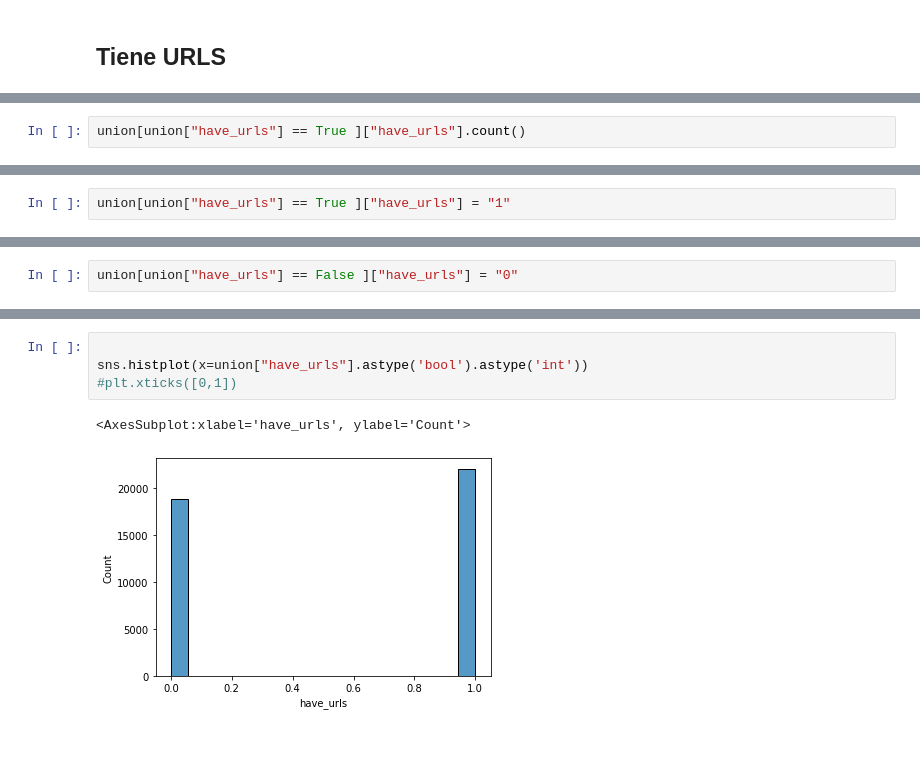
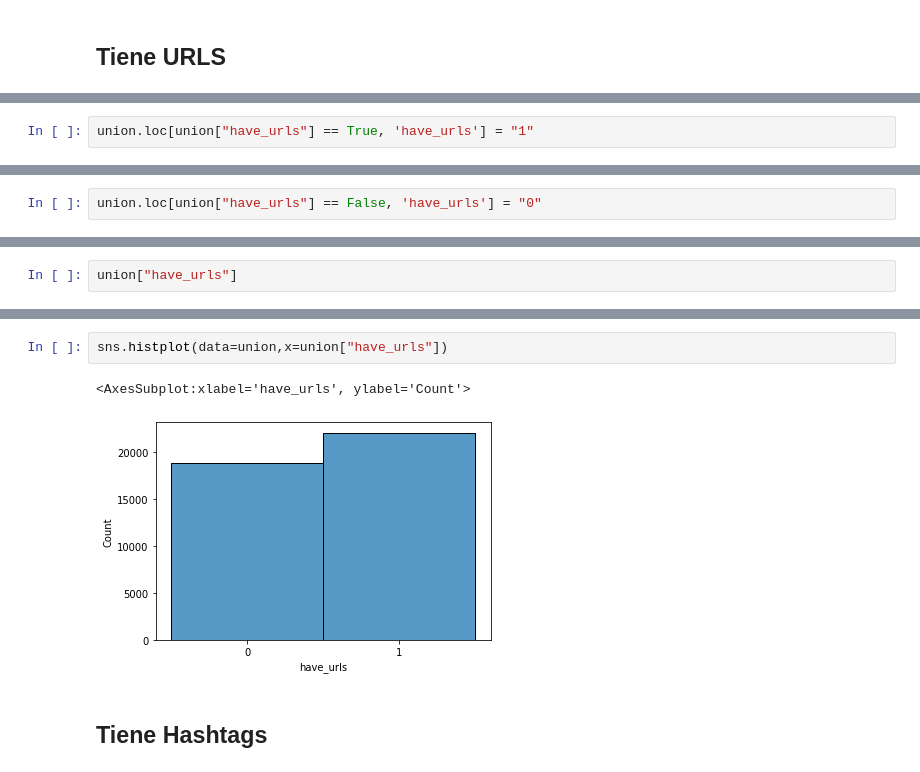
Before and after one commit to julianmelero/twitter-ai, a Jupyter notebook: Analysis/clasification.ipynb, the cells around one changed output, grey strips where cells are left out. Cells and saved outputs as stored; diff of their text form; blank space fills up the shorter version.

```diff
--- a/Analysis/clasification.ipynb
+++ b/Analysis/clasification.ipynb
@@ -172,3 +173,3 @@ sns.histplot(data=union,x=union["followers_categorical"])
 union["have_urls"] = union["urls"] != "[]"
 # %%
-union[union["have_urls"] == True ]["have_urls"].count()
+union.loc[union["have_urls"] == True, 'have_urls'] = "1"
@@ -192,2 +176,2 @@ Name: have_urls, Length: 40867, dtype: int64
 # %%
-union[union["have_urls"] == True ]["have_urls"] = "1"
+union.loc[union["have_urls"] == False, 'have_urls'] = "0"
@@ -200,3 +178,3 @@ See the caveats in the documentation: https://pandas.pydata.org/pandas-docs/stab
 # %%
-union[union["have_urls"] == False ]["have_urls"] = "0"
+union["have_urls"]
 # %% [output]
@@ -223,7 +199,7 @@ Name: have_urls, Length: 40867, dtype: bool>
-# %%
-
-sns.histplot(x=union["have_urls"].astype('bool').astype('int'))
-#plt.xticks([0,1])
-# %% [output]
-<AxesSubplot:xlabel='have_urls', ylabel='Count'>
-[figure, removed]
+# %%
+sns.histplot(data=union,x=union["have_urls"])
+# %% [output]
+<AxesSubplot:xlabel='have_urls', ylabel='Count'>
+[figure, added]
+# %% [markdown]
+## Tiene Hashtags
```
Also changed, not shown: parts of 21 cells of this notebook, 1 other file.
